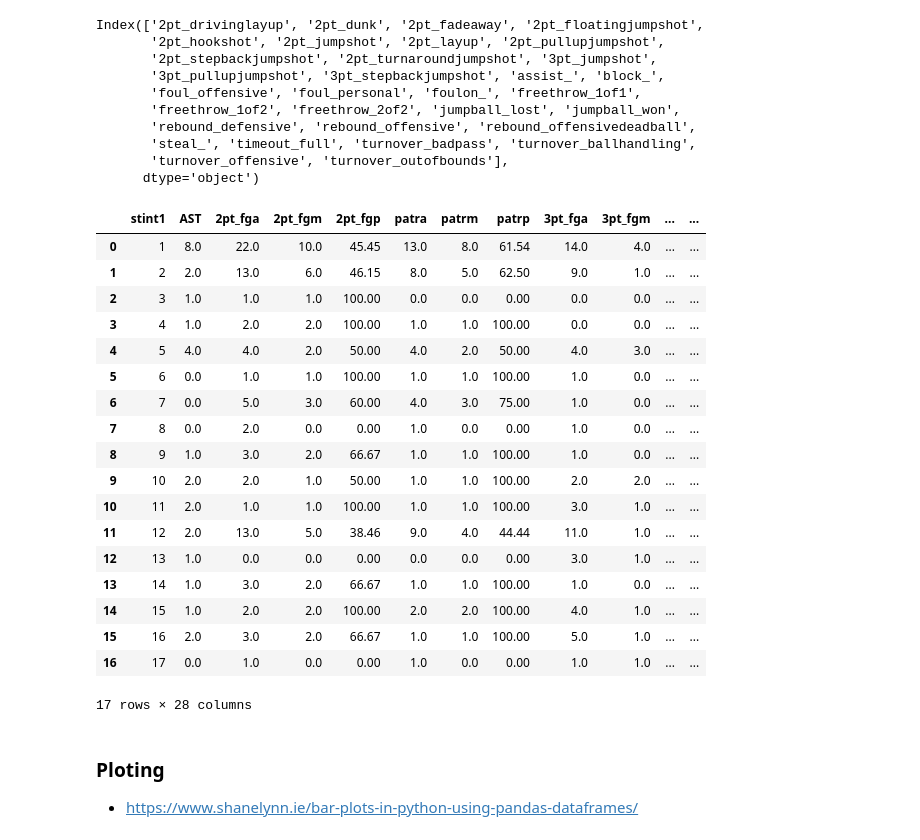
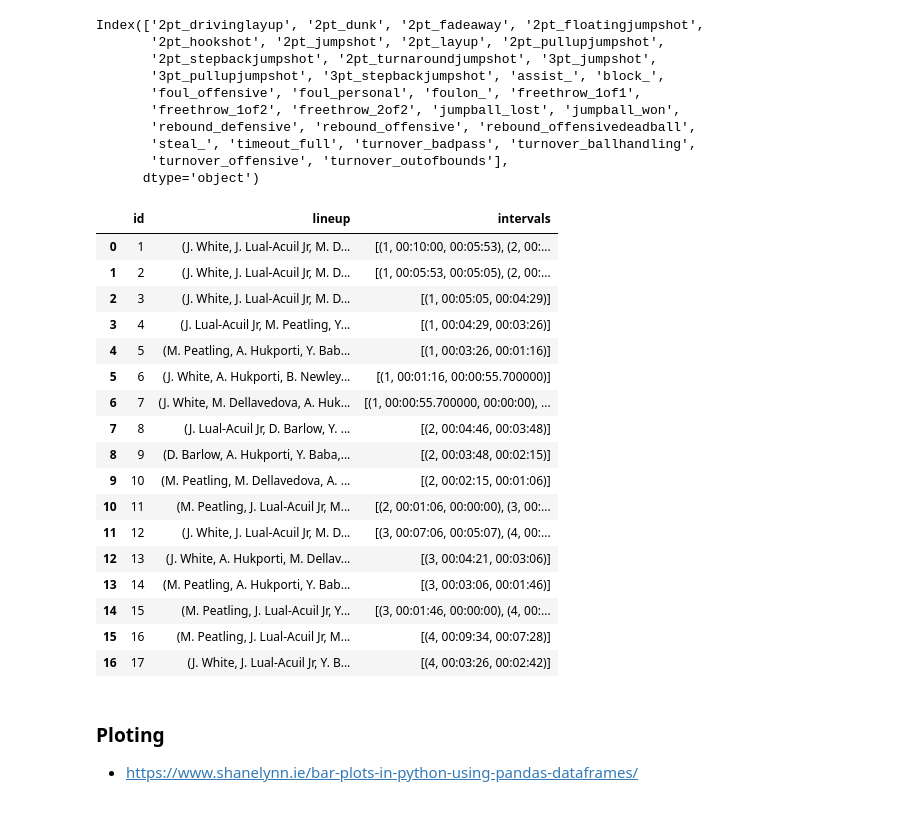
Before and after one commit to ssardina/pynbl, a Jupyter notebook: bball_stas.ipynb, the cells around one changed output. Saved outputs shown, nothing was run; the diff lists cells and outputs as text; code cells hidden in the pictures.

```diff
--- a/bball_stas.ipynb
+++ b/bball_stas.ipynb
@@ -375,52 +375,53 @@ def build_stint_stats(pbp_df: pd.DataFrame, col_name: str) -> pd.DataFrame:
         df = pbp_df.loc[mask].groupby(col_name).size().reset_index(name=name_a)
 
         if rate:
             df2 = pbp_df.loc[mask & (pbp_df['success'] == 1)].groupby(col_name).size().reset_index(name=name_m)
             df2.fillna(default, inplace=True)
 
             df = df.merge(df2, "left")
             df[name_p] = round((df[name_m] / df[name_a])*100, 2)
 
         df.fillna(default, inplace=True)    #TODO: seems not working, why?
         stats_dfs.append(df)
 
     # finally, join all df
     df = reduce(lambda df1, df2: df1.merge(df2, "left"), stats_dfs)
     df.fillna(0, inplace=True)
 
     # now some complex stats from prev columns
     # --------------------------------------------------
     df['pts'] = 2*df['2pt_fgm'] + 3*df['3pt_fgm'] + df['ftm']
 
     # calculate home possesions (possessions only count change of hands, not offensive rebounds and new shots)
     df['poss'] = df['2pt_fga'] + df['3pt_fga'] + 0.44*df['fta'] + df['tovs'] - df['orebs']
     df.loc[df['poss'] < 0, 'poss'] = 0
 
     return df
 
 stint1_stats_df = build_stint_stats(pbp_stats_df, 'stint1')
 stint1_stats_df
+
+stints1_df
 # list(pbp_stats_df['stint1'].unique())
 # %% [output]
-|  | stint1 | AST | 2pt_fga | 2pt_fgm | 2pt_fgp | patra | patrm | patrp | 3pt_fga | 3pt_fgm | ... | ... |
-| 0 | 1 | 8.0 | 22.0 | 10.0 | 45.45 | 13.0 | 8.0 | 61.54 | 14.0 | 4.0 | ... | ... |
-| 1 | 2 | 2.0 | 13.0 | 6.0 | 46.15 | 8.0 | 5.0 | 62.50 | 9.0 | 1.0 | ... | ... |
-| 2 | 3 | 1.0 | 1.0 | 1.0 | 100.00 | 0.0 | 0.0 | 0.00 | 0.0 | 0.0 | ... | ... |
-| 3 | 4 | 1.0 | 2.0 | 2.0 | 100.00 | 1.0 | 1.0 | 100.00 | 0.0 | 0.0 | ... | ... |
-| 4 | 5 | 4.0 | 4.0 | 2.0 | 50.00 | 4.0 | 2.0 | 50.00 | 4.0 | 3.0 | ... | ... |
-| 5 | 6 | 0.0 | 1.0 | 1.0 | 100.00 | 1.0 | 1.0 | 100.00 | 1.0 | 0.0 | ... | ... |
-| 6 | 7 | 0.0 | 5.0 | 3.0 | 60.00 | 4.0 | 3.0 | 75.00 | 1.0 | 0.0 | ... | ... |
-| 7 | 8 | 0.0 | 2.0 | 0.0 | 0.00 | 1.0 | 0.0 | 0.00 | 1.0 | 0.0 | ... | ... |
-| 8 | 9 | 1.0 | 3.0 | 2.0 | 66.67 | 1.0 | 1.0 | 100.00 | 1.0 | 0.0 | ... | ... |
-| 9 | 10 | 2.0 | 2.0 | 1.0 | 50.00 | 1.0 | 1.0 | 100.00 | 2.0 | 2.0 | ... | ... |
-| 10 | 11 | 2.0 | 1.0 | 1.0 | 100.00 | 1.0 | 1.0 | 100.00 | 3.0 | 1.0 | ... | ... |
-| 11 | 12 | 2.0 | 13.0 | 5.0 | 38.46 | 9.0 | 4.0 | 44.44 | 11.0 | 1.0 | ... | ... |
-| 12 | 13 | 1.0 | 0.0 | 0.0 | 0.00 | 0.0 | 0.0 | 0.00 | 3.0 | 1.0 | ... | ... |
-| 13 | 14 | 1.0 | 3.0 | 2.0 | 66.67 | 1.0 | 1.0 | 100.00 | 1.0 | 0.0 | ... | ... |
-| 14 | 15 | 1.0 | 2.0 | 2.0 | 100.00 | 2.0 | 2.0 | 100.00 | 4.0 | 1.0 | ... | ... |
-| 15 | 16 | 2.0 | 3.0 | 2.0 | 66.67 | 1.0 | 1.0 | 100.00 | 5.0 | 1.0 | ... | ... |
-| 16 | 17 | 0.0 | 1.0 | 0.0 | 0.00 | 1.0 | 0.0 | 0.00 | 1.0 | 1.0 | ... | ... |
+|  | id | lineup | intervals |
+| 0 | 1 | (J. White, J. Lual-Acuil Jr, M. D... | [(1, 00:10:00, 00:05:53), (2, 00:... |
+| 1 | 2 | (J. White, J. Lual-Acuil Jr, M. D... | [(1, 00:05:53, 00:05:05), (2, 00:... |
+| 2 | 3 | (J. White, J. Lual-Acuil Jr, M. D... | [(1, 00:05:05, 00:04:29)] |
+| 3 | 4 | (J. Lual-Acuil Jr, M. Peatling, Y... | [(1, 00:04:29, 00:03:26)] |
+| 4 | 5 | (M. Peatling, A. Hukporti, Y. Bab... | [(1, 00:03:26, 00:01:16)] |
+| 5 | 6 | (J. White, A. Hukporti, B. Newley... | [(1, 00:01:16, 00:00:55.700000)] |
+| 6 | 7 | (J. White, M. Dellavedova, A. Huk... | [(1, 00:00:55.700000, 00:00:00), ... |
+| 7 | 8 | (J. Lual-Acuil Jr, D. Barlow, Y. ... | [(2, 00:04:46, 00:03:48)] |
+| 8 | 9 | (D. Barlow, A. Hukporti, Y. Baba,... | [(2, 00:03:48, 00:02:15)] |
+| 9 | 10 | (M. Peatling, M. Dellavedova, A. ... | [(2, 00:02:15, 00:01:06)] |
+| 10 | 11 | (M. Peatling, J. Lual-Acuil Jr, M... | [(2, 00:01:06, 00:00:00), (3, 00:... |
+| 11 | 12 | (J. White, J. Lual-Acuil Jr, M. D... | [(3, 00:07:06, 00:05:07), (4, 00:... |
+| 12 | 13 | (J. White, A. Hukporti, M. Dellav... | [(3, 00:04:21, 00:03:06)] |
+| 13 | 14 | (M. Peatling, A. Hukporti, Y. Bab... | [(3, 00:03:06, 00:01:46)] |
+| 14 | 15 | (M. Peatling, J. Lual-Acuil Jr, Y... | [(3, 00:01:46, 00:00:00), (4, 00:... |
+| 15 | 16 | (M. Peatling, J. Lual-Acuil Jr, M... | [(4, 00:09:34, 00:07:28)] |
+| 16 | 17 | (J. White, J. Lual-Acuil Jr, Y. B... | [(4, 00:03:26, 00:02:42)] |
-17 rows × 28 columns
 # %% [markdown]
 ### Ploting
 
```
Also changed, not shown: parts of 3 cells of this notebook.
